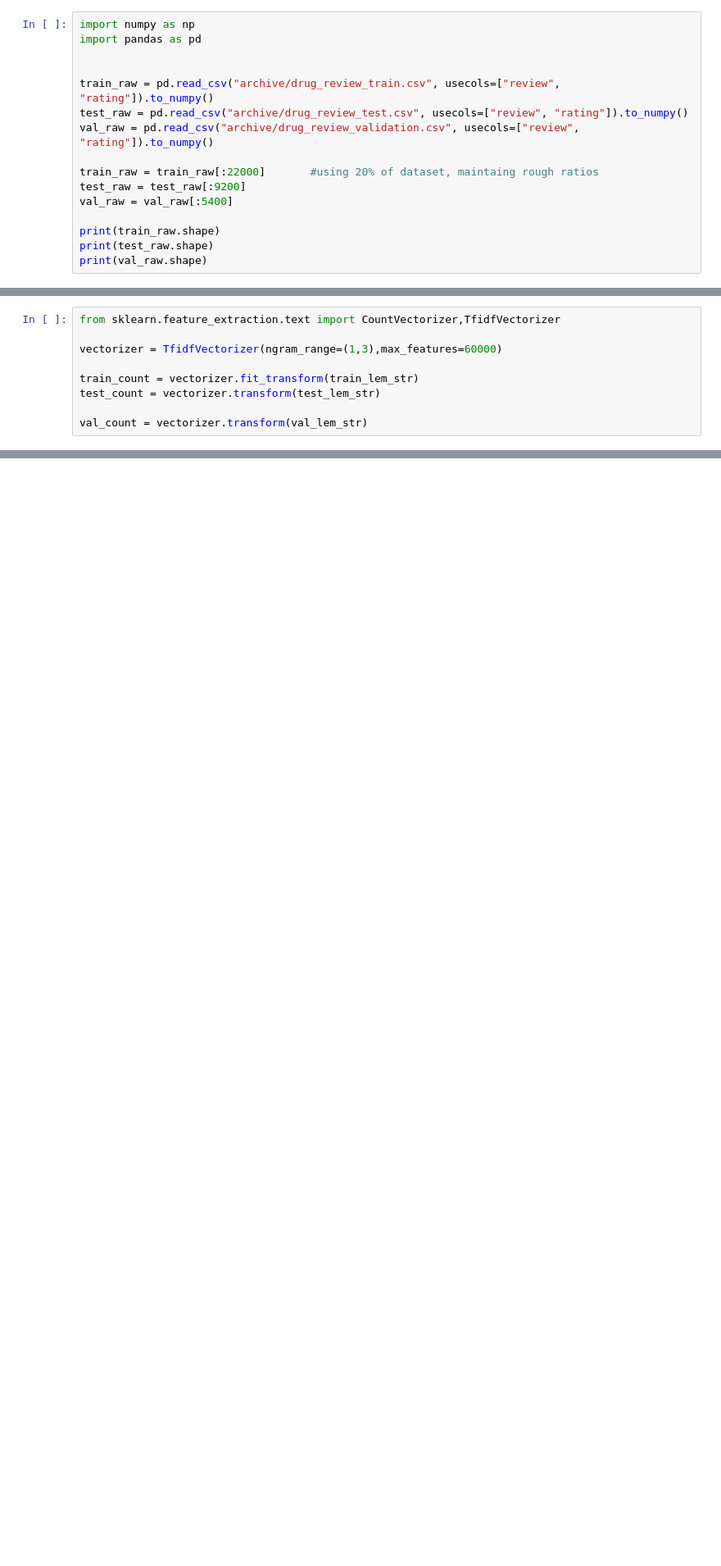
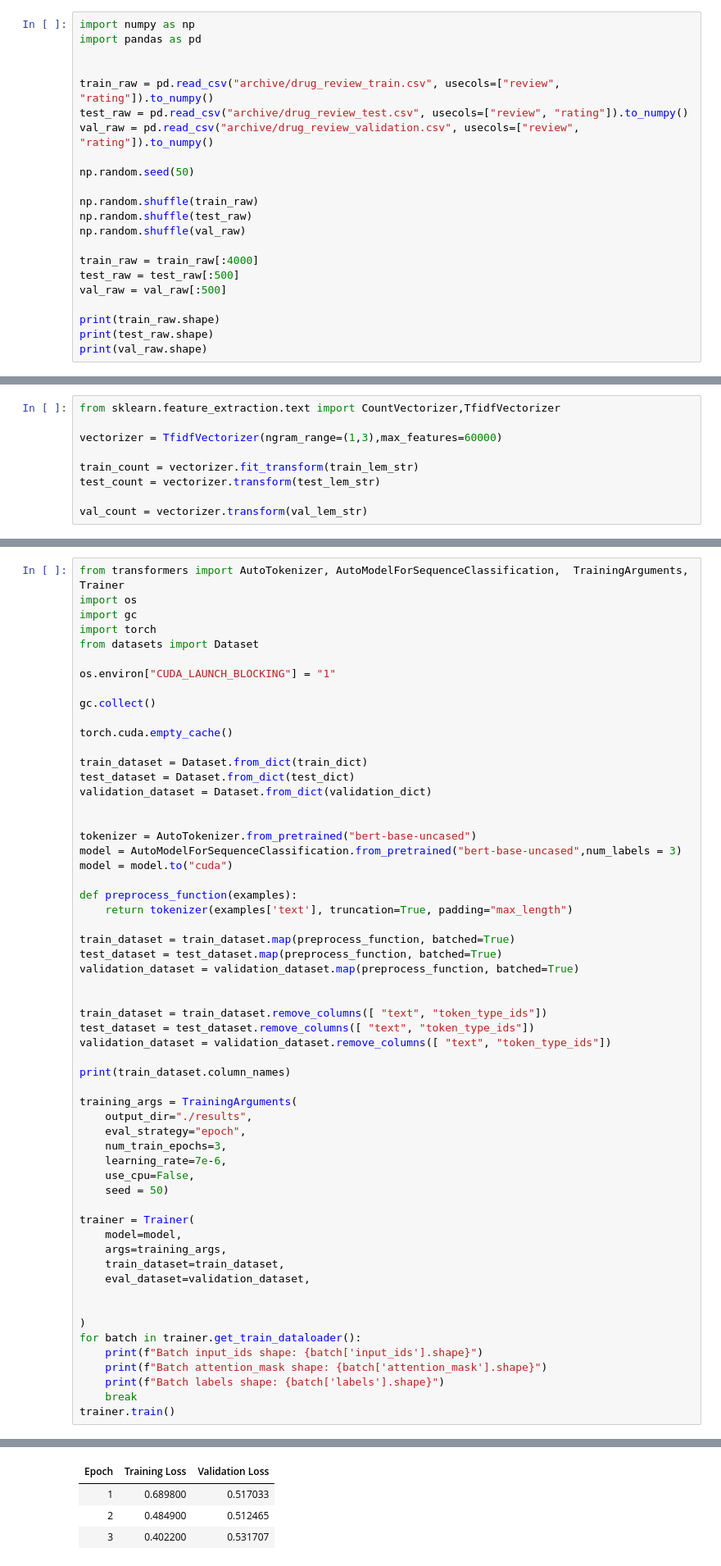
Before and after one commit to vihaan-sood/Sentiment-Analysis, a Jupyter notebook: SentimentAnalysis.ipynb, the cells around one changed output, grey strips where cells are left out. Shown at 82% size. Cells and saved outputs as stored; diff of their text form; blank space fills up the shorter version.

Commit message:
BERT trained and used for classification

```diff
--- a/SentimentAnalysis.ipynb
+++ b/SentimentAnalysis.ipynb
@@ -12,9 +12,15 @@ train_raw = pd.read_csv("archive/drug_review_train.csv", usecols=["review", "rat
 test_raw = pd.read_csv("archive/drug_review_test.csv", usecols=["review", "rating"]).to_numpy()
 val_raw = pd.read_csv("archive/drug_review_validation.csv", usecols=["review", "rating"]).to_numpy()
 
-train_raw = train_raw[:22000]       #using 20% of dataset, maintaing rough ratios
-test_raw = test_raw[:9200]
-val_raw = val_raw[:5400]
+np.random.seed(50)
+
+np.random.shuffle(train_raw)
+np.random.shuffle(test_raw)
+np.random.shuffle(val_raw)
+
+train_raw = train_raw[:4000]
+test_raw = test_raw[:500]
+val_raw = val_raw[:500]
 
 print(train_raw.shape)
 print(test_raw.shape)
@@ -220,0 +293,59 @@ weighted avg       0.68      0.67      0.56      9200
+# %%
+from transformers import AutoTokenizer, AutoModelForSequenceClassification,  TrainingArguments, Trainer
+import os
+import gc
+import torch
+from datasets import Dataset
+
+os.environ["CUDA_LAUNCH_BLOCKING"] = "1"
+
+gc.collect()
+
+torch.cuda.empty_cache()
+
+train_dataset = Dataset.from_dict(train_dict)
+test_dataset = Dataset.from_dict(test_dict)
+validation_dataset = Dataset.from_dict(validation_dict)
+
+
+tokenizer = AutoTokenizer.from_pretrained("bert-base-uncased")
+model = AutoModelForSequenceClassification.from_pretrained("bert-base-uncased",num_labels = 3)
+model = model.to("cuda")
+
+def preprocess_function(examples):
+    return tokenizer(examples['text'], truncation=True, padding="max_length")
+
+train_dataset = train_dataset.map(preprocess_function, batched=True)
+test_dataset = test_dataset.map(preprocess_function, batched=True)
+validation_dataset = validation_dataset.map(preprocess_function, batched=True)
+
+
+train_dataset = train_dataset.remove_columns([ "text", "token_type_ids"])
+test_dataset = test_dataset.remove_columns([ "text", "token_type_ids"])
+validation_dataset = validation_dataset.remove_columns([ "text", "token_type_ids"])
+
+print(train_dataset.column_names)
+
+training_args = TrainingArguments(
+    output_dir="./results",
+    eval_strategy="epoch",
+    num_train_epochs=3,
+    learning_rate=7e-6,
+    use_cpu=False,
+    seed = 50)
+
+trainer = Trainer(
+    model=model,
+    args=training_args,
+    train_dataset=train_dataset,
+    eval_dataset=validation_dataset,
+
+
+)
+for batch in trainer.get_train_dataloader():
+    print(f"Batch input_ids shape: {batch['input_ids'].shape}")
+    print(f"Batch attention_mask shape: {batch['attention_mask'].shape}")
+    print(f"Batch labels shape: {batch['labels'].shape}")
+    break
+trainer.train()
+# %% [output]
@@ -220,0 +359,4 @@ weighted avg       0.68      0.67      0.56      9200
+| Epoch | Training Loss | Validation Loss |
+| 1 | 0.689800 | 0.517033 |
+| 2 | 0.484900 | 0.512465 |
+| 3 | 0.402200 | 0.531707 |
```
Also changed, not shown: parts of 16 cells of this notebook.
